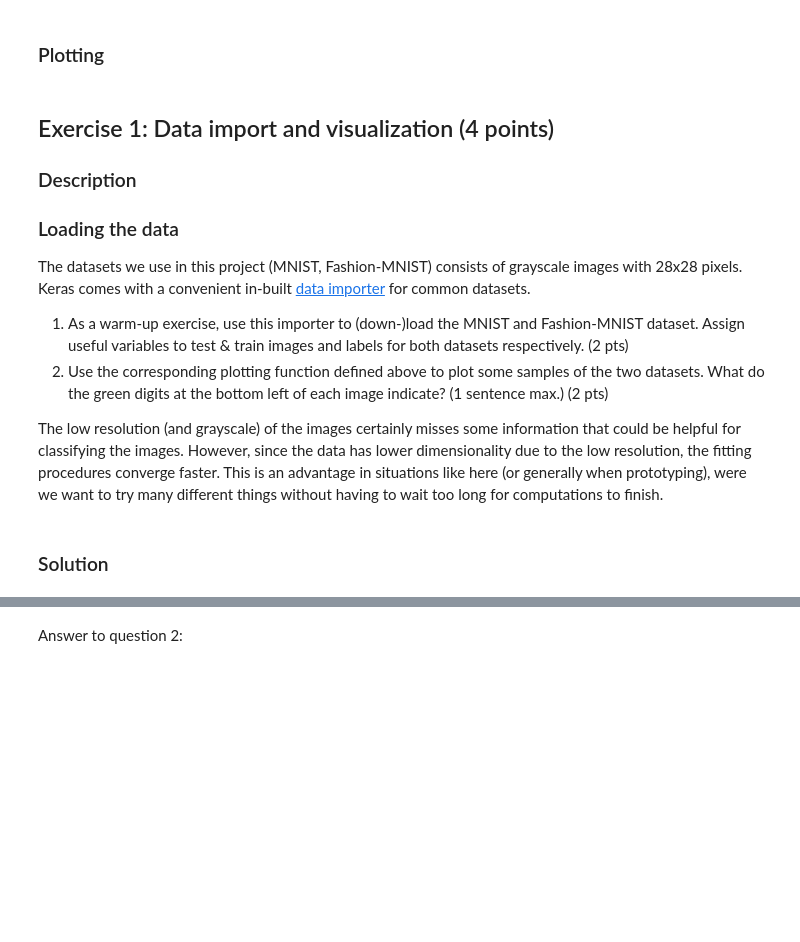
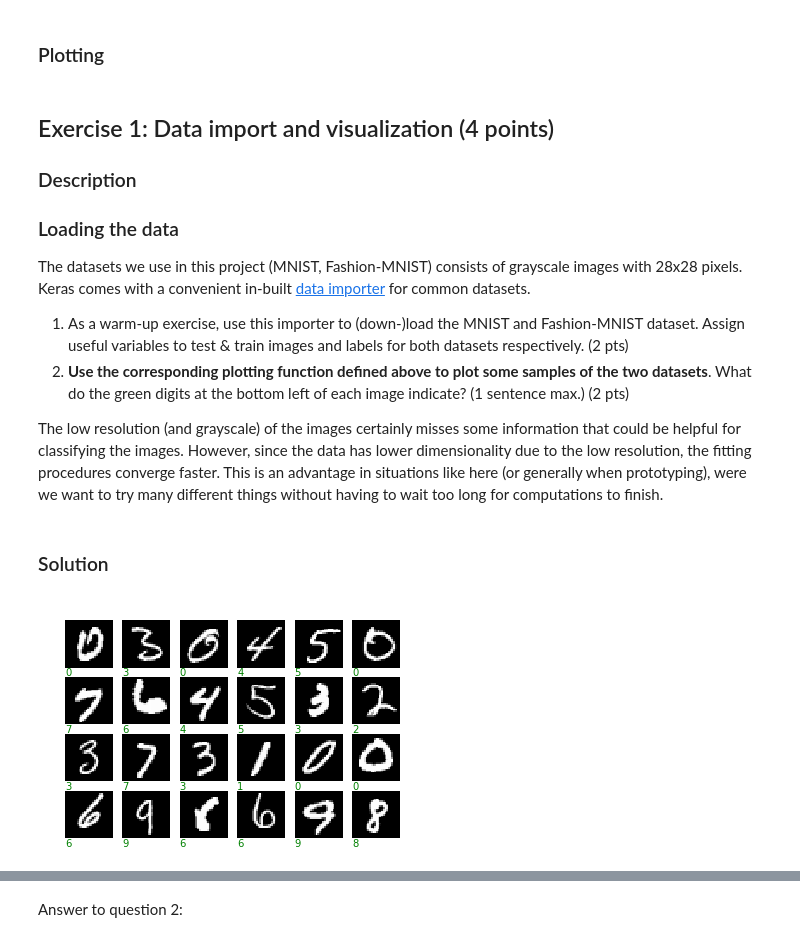
Before and after one commit to zweili/ANN_miniproject1, a Jupyter notebook: miniproject1.ipynb, the cells around one changed output, grey strips where cells are left out. Cells and saved outputs as stored; diff of their text form; code cells hidden in the pictures; blank space fills up the shorter version.

```diff
--- a/miniproject1.ipynb
+++ b/miniproject1.ipynb
@@ -89,12 +95,12 @@ def plot_some_samples(x, y = [], yhat = [], select_from = [],
         thisax.set_axis_off()
         if len(y) != 0:
             j = y[ind] if type(y[ind]) != np.ndarray else y[ind].argmax()
-            thisax.text(0, 0, (label_mapping[j]+1)%10, color='green',
+            thisax.text(0, 0, (label_mapping[j])%10, color='green',
                                                        verticalalignment='top',
                                                        transform=thisax.transAxes)
         if len(yhat) != 0:
             k = yhat[ind] if type(yhat[ind]) != np.ndarray else yhat[ind].argmax()
-            thisax.text(1, 0, (label_mapping[k]+1)%10, color='red',
+            thisax.text(1, 0, (label_mapping[k])%10, color='red',
                                              verticalalignment='top',
                                              horizontalalignment='right',
                                              transform=thisax.transAxes)
@@ -138,13 +144,19 @@ def plot_history(history, title):
 The datasets we use in this project (MNIST, Fashion-MNIST) consists of grayscale images with 28x28 pixels. Keras comes with a convenient in-built [data importer](https://keras.io/datasets/) for common datasets.
 
 1. As a warm-up exercise, use this importer to (down-)load the MNIST and Fashion-MNIST dataset. Assign useful variables to test & train images and labels for both datasets respectively. (2 pts)
-2. Use the corresponding plotting function defined above to plot some samples of the two datasets. What do the green digits at the bottom left of each image indicate? (1 sentence max.) (2 pts)
+2. **Use the corresponding plotting function defined above to plot some samples of the two datasets**. What do the green digits at the bottom left of each image indicate? (1 sentence max.) (2 pts)
 
 The low resolution (and grayscale) of the images certainly misses some information that could be helpful for classifying the images. However, since the data has lower dimensionality due to the low resolution, the fitting procedures converge faster. This is an advantage in situations like here (or generally when prototyping), were we want to try many different things without having to wait too long for computations to finish.
 # %% [markdown]
 ### Solution
 # %%
-...
+from keras.datasets import mnist
+from keras.datasets import fashion_mnist
 
-(x_train, y_train), (x_test, y_test) = ...
-(x_fashion_train, y_fashion_train), (x_fashion_test, y_fashion_test) = ...
+(x_train, y_train), (x_test, y_test) = mnist.load_data()
+(x_fashion_train, y_fashion_train), (x_fashion_test, y_fashion_test) = fashion_mnist.load_data()
+# %%
+fig = plot_some_samples(x=x_train, y=y_train)
+plt.show()
+# %% [output]
+[figure, added]
```
Also changed, not shown: parts of 14 cells of this notebook.
